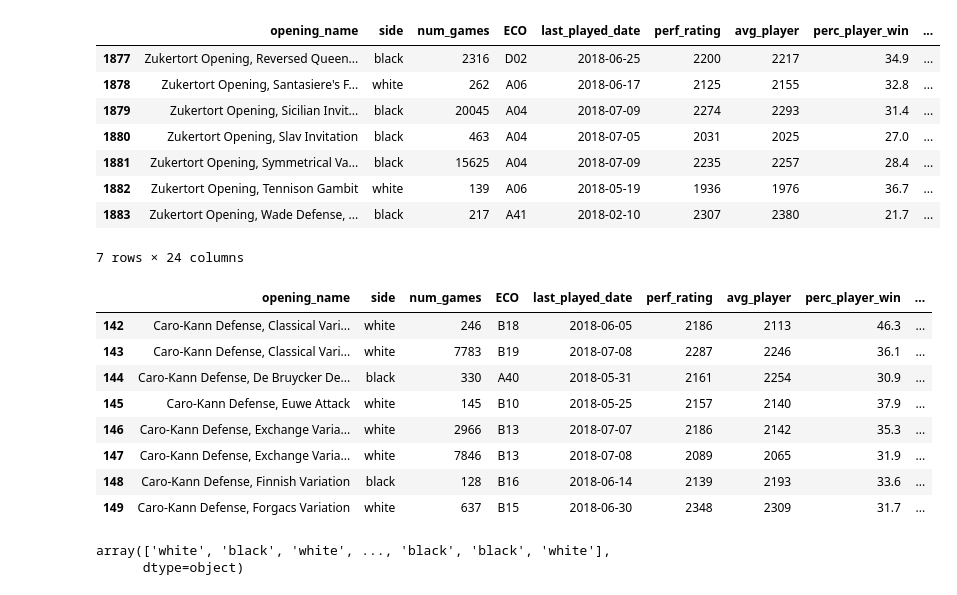
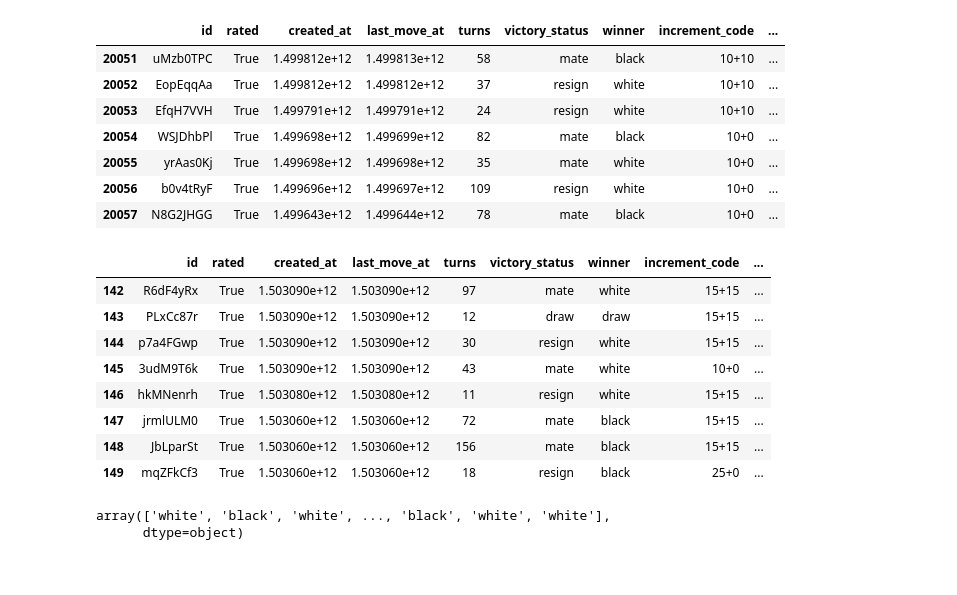
Before and after one commit to Harshavardhan123-cloud/ML, a Jupyter notebook: SLP.ipynb, the cells around one changed output. Saved outputs shown, nothing was run; the diff lists cells and outputs as text; code cells hidden in the pictures.

```diff
--- a/SLP.ipynb
+++ b/SLP.ipynb
@@ -47,35 +47,34 @@ class Perceptron:
 # %%
 import pandas as pd
 import numpy as np
-df= pd.read_csv("high_elo_opening.csv")
+df= pd.read_csv("games.csv")
 df.tail(7)
 # %% [output]
-|  | opening_name | side | num_games | ECO | last_played_date | perf_rating | avg_player | perc_player_win | ... |
-| 1877 | Zukertort Opening, Reversed Queen... | black | 2316 | D02 | 2018-06-25 | 2200 | 2217 | 34.9 | ... |
-| 1878 | Zukertort Opening, Santasiere's F... | white | 262 | A06 | 2018-06-17 | 2125 | 2155 | 32.8 | ... |
-| 1879 | Zukertort Opening, Sicilian Invit... | black | 20045 | A04 | 2018-07-09 | 2274 | 2293 | 31.4 | ... |
-| 1880 | Zukertort Opening, Slav Invitation | black | 463 | A04 | 2018-07-05 | 2031 | 2025 | 27.0 | ... |
-| 1881 | Zukertort Opening, Symmetrical Va... | black | 15625 | A04 | 2018-07-09 | 2235 | 2257 | 28.4 | ... |
-| 1882 | Zukertort Opening, Tennison Gambit | white | 139 | A06 | 2018-05-19 | 1936 | 1976 | 36.7 | ... |
-| 1883 | Zukertort Opening, Wade Defense, ... | black | 217 | A41 | 2018-02-10 | 2307 | 2380 | 21.7 | ... |
+|  | id | rated | created_at | last_move_at | turns | victory_status | winner | increment_code | ... |
+| 20051 | uMzb0TPC | True | 1.499812e+12 | 1.499813e+12 | 58 | mate | black | 10+10 | ... |
+| 20052 | EopEqqAa | True | 1.499812e+12 | 1.499812e+12 | 37 | resign | white | 10+10 | ... |
+| 20053 | EfqH7VVH | True | 1.499791e+12 | 1.499791e+12 | 24 | resign | white | 10+10 | ... |
+| 20054 | WSJDhbPl | True | 1.499698e+12 | 1.499699e+12 | 82 | mate | black | 10+0 | ... |
+| 20055 | yrAas0Kj | True | 1.499698e+12 | 1.499698e+12 | 35 | mate | white | 10+0 | ... |
+| 20056 | b0v4tRyF | True | 1.499696e+12 | 1.499697e+12 | 109 | resign | white | 10+0 | ... |
+| 20057 | N8G2JHGG | True | 1.499643e+12 | 1.499644e+12 | 78 | mate | black | 10+0 | ... |
-7 rows × 24 columns
 # %%
 df.iloc[142:150, 0:12]
 # %% [output]
-|  | opening_name | side | num_games | ECO | last_played_date | perf_rating | avg_player | perc_player_win | ... |
-| 142 | Caro-Kann Defense, Classical Vari... | white | 246 | B18 | 2018-06-05 | 2186 | 2113 | 46.3 | ... |
-| 143 | Caro-Kann Defense, Classical Vari... | white | 7783 | B19 | 2018-07-08 | 2287 | 2246 | 36.1 | ... |
-| 144 | Caro-Kann Defense, De Bruycker De... | black | 330 | A40 | 2018-05-31 | 2161 | 2254 | 30.9 | ... |
-| 145 | Caro-Kann Defense, Euwe Attack | white | 145 | B10 | 2018-05-25 | 2157 | 2140 | 37.9 | ... |
-| 146 | Caro-Kann Defense, Exchange Varia... | white | 2966 | B13 | 2018-07-07 | 2186 | 2142 | 35.3 | ... |
-| 147 | Caro-Kann Defense, Exchange Varia... | white | 7846 | B13 | 2018-07-08 | 2089 | 2065 | 31.9 | ... |
-| 148 | Caro-Kann Defense, Finnish Variation | black | 128 | B16 | 2018-06-14 | 2139 | 2193 | 33.6 | ... |
-| 149 | Caro-Kann Defense, Forgacs Variation | white | 637 | B15 | 2018-06-30 | 2348 | 2309 | 31.7 | ... |
+|  | id | rated | created_at | last_move_at | turns | victory_status | winner | increment_code | ... |
+| 142 | R6dF4yRx | True | 1.503090e+12 | 1.503090e+12 | 97 | mate | white | 15+15 | ... |
+| 143 | PLxCc87r | True | 1.503090e+12 | 1.503090e+12 | 12 | draw | draw | 15+15 | ... |
+| 144 | p7a4FGwp | True | 1.503090e+12 | 1.503090e+12 | 30 | resign | white | 15+15 | ... |
+| 145 | 3udM9T6k | True | 1.503090e+12 | 1.503090e+12 | 43 | mate | white | 10+0 | ... |
+| 146 | hkMNenrh | True | 1.503080e+12 | 1.503080e+12 | 11 | resign | white | 15+15 | ... |
+| 147 | jrmlULM0 | True | 1.503060e+12 | 1.503060e+12 | 72 | mate | black | 15+15 | ... |
+| 148 | JbLparSt | True | 1.503060e+12 | 1.503060e+12 | 156 | mate | black | 15+15 | ... |
+| 149 | mqZFkCf3 | True | 1.503060e+12 | 1.503060e+12 | 18 | resign | black | 25+0 | ... |
 # %%
-y = df.iloc[0:1883, 1].values
+y = df.iloc[0:20057, 6].values
 y
 # %% [output]
-array(['white', 'black', 'white', ..., 'black', 'black', 'white'],
+array(['white', 'black', 'white', ..., 'black', 'white', 'white'],
       dtype=object)
 # %%
 y= np.where(y == 'black', -1,1)
```
Also changed, not shown: parts of 8 cells of this notebook.
